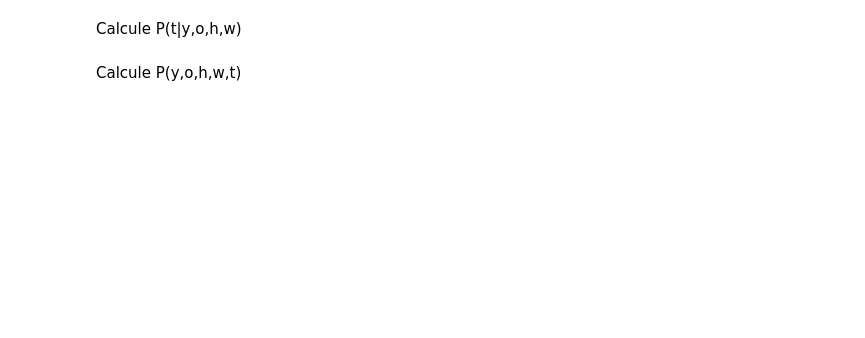
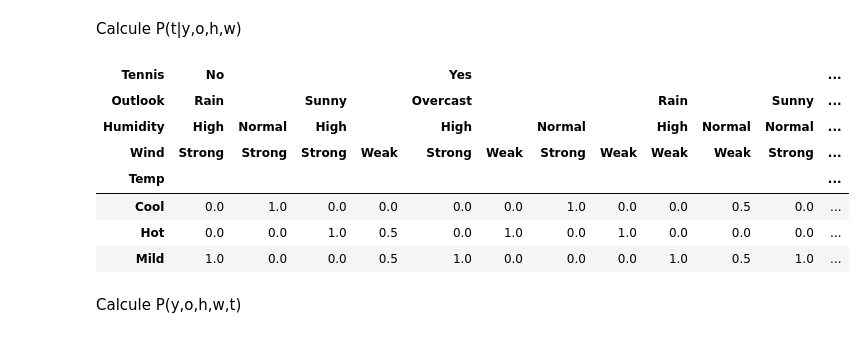
Before and after one commit to octarevetria/IA_Generativa, a Jupyter notebook: Tennis/Tennis/Tennis.ipynb, the cells around one changed output. Cells and saved outputs as stored; diff of their text form; code cells hidden in the pictures; blank space fills up the shorter version.

```diff
--- a/Tennis/Tennis/Tennis.ipynb
+++ b/Tennis/Tennis/Tennis.ipynb
@@ -179,3 +387,18 @@ p_t_yohw
+# %%
+p_t_yohw = pd.crosstab(index=df['Temp'], columns=[df['Tennis'],df['Outlook'],df['Humidity'],df['Wind']], normalize='columns')
+
+p_t_yohw = p_t_yohw.fillna(0)
+
+p_t_yohw
+# %% [output]
+| Tennis | No |  |  |  | Yes |  |  |  |  |  |  | ... |
+| Outlook | Rain |  | Sunny |  | Overcast |  |  |  | Rain |  | Sunny | ... |
+| Humidity | High | Normal | High |  | High |  | Normal |  | High | Normal | Normal | ... |
+| Wind | Strong | Strong | Strong | Weak | Strong | Weak | Strong | Weak | Weak | Weak | Strong | ... |
+| Temp |  |  |  |  |  |  |  |  |  |  |  | ... |
+| Cool | 0.0 | 1.0 | 0.0 | 0.0 | 0.0 | 0.0 | 1.0 | 0.0 | 0.0 | 0.5 | 0.0 | ... |
+| Hot | 0.0 | 0.0 | 1.0 | 0.5 | 0.0 | 1.0 | 0.0 | 1.0 | 0.0 | 0.0 | 0.0 | ... |
+| Mild | 1.0 | 0.0 | 0.0 | 0.5 | 1.0 | 0.0 | 0.0 | 0.0 | 1.0 | 0.5 | 1.0 | ... |
 # %% [markdown]
 Calcule P(y,o,h,w,t)
 # %%
```
Also changed, not shown: parts of 36 cells of this notebook.
